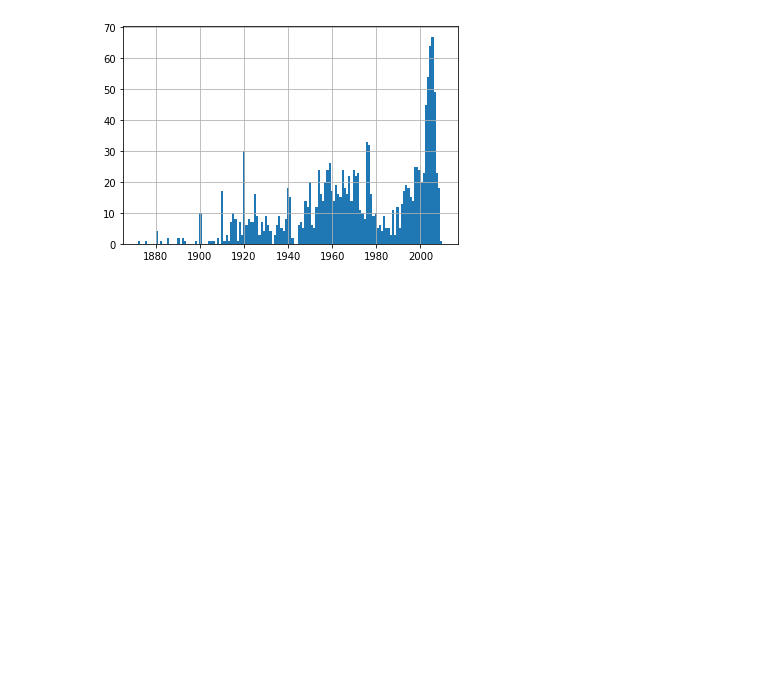
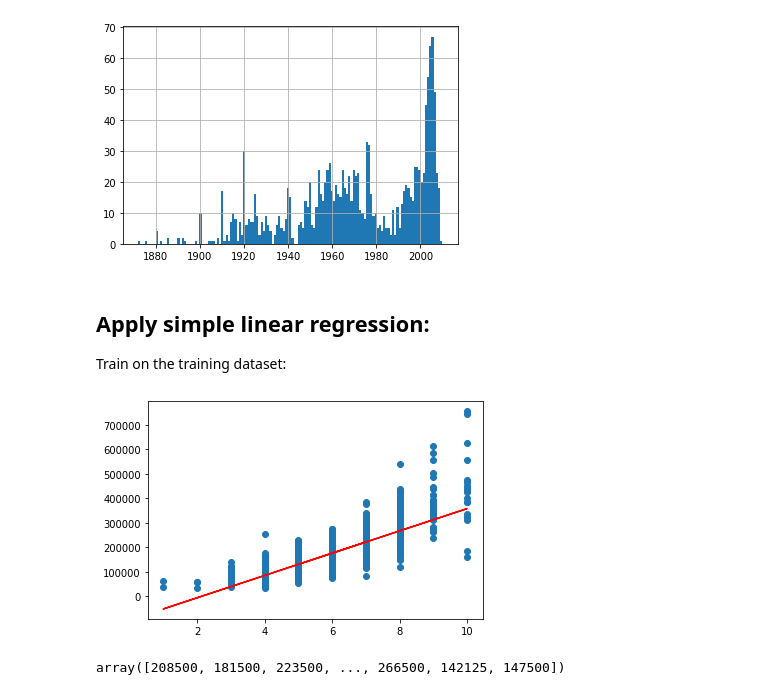
Before and after one commit to kenchon/house_prices, a Jupyter notebook: notebook.ipynb, the cells around one changed output. Cells and saved outputs as stored; diff of their text form; code cells hidden in the pictures; blank space fills up the shorter version.

```diff
--- a/notebook.ipynb
+++ b/notebook.ipynb
@@ -66,3 +66,23 @@ df_yrbuilt.hist(bins = bins)
 # %% [output]
 <matplotlib.axes._subplots.AxesSubplot at 0x...>
 [figure]
+# %% [markdown]
+## Apply simple linear regression:
+
+Train on the training dataset:
+# %%
+X = df[["OverallQual"]].values # .values returns dtype of numpy.ndarray
+y = df_price.values
+
+lr = LinearRegression()
+lr.fit(X, y)
+
+plt.scatter(X, y)
+plt.plot(X, lr.predict(X), c="red")
+plt.show()
+# %% [output]
+[figure, added]
+# %%
+Predict `"SalePrices"` values
+# %% [output]
+array([208500, 181500, 223500, ..., 266500, 142125, 147500])
```
